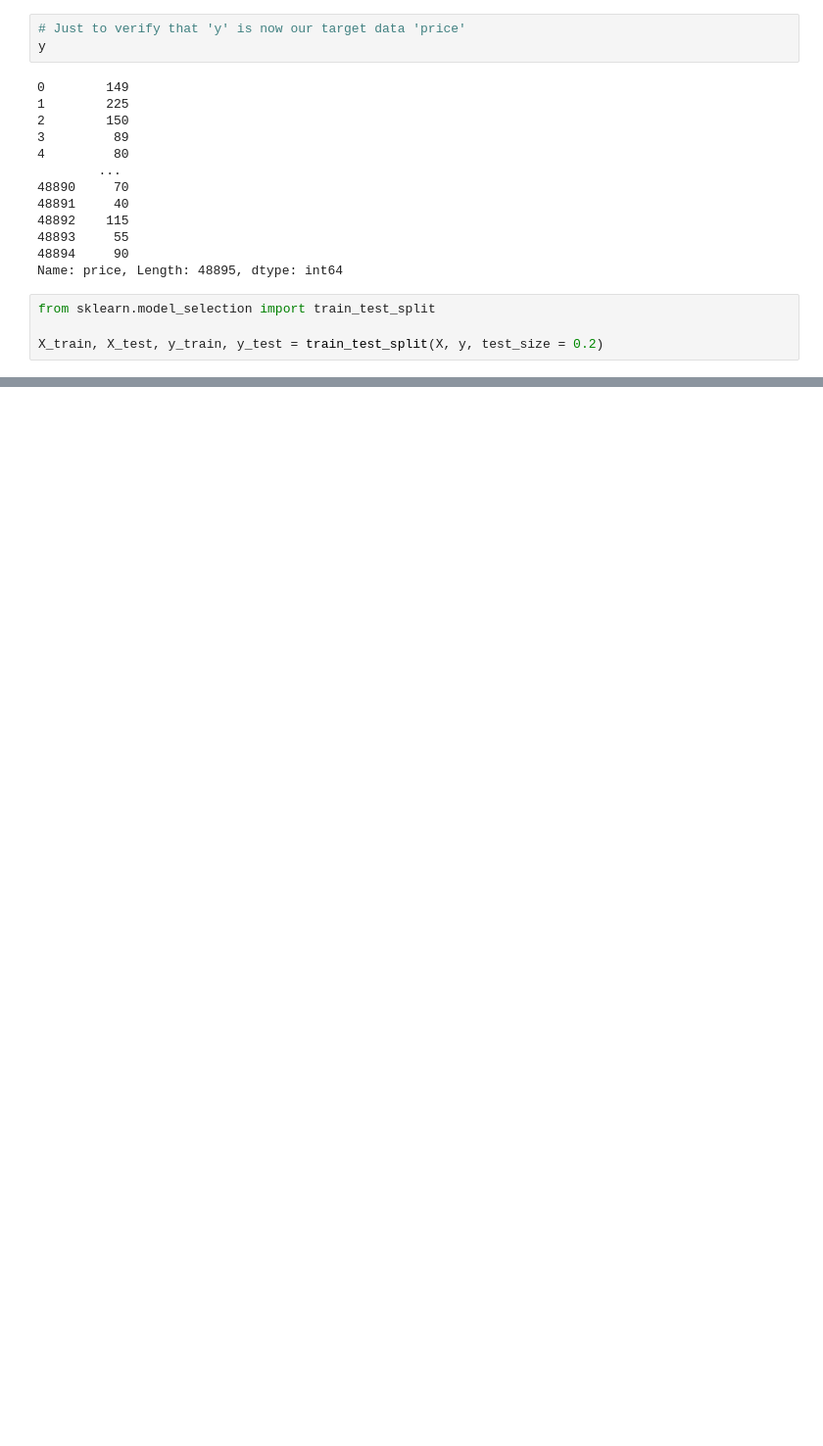
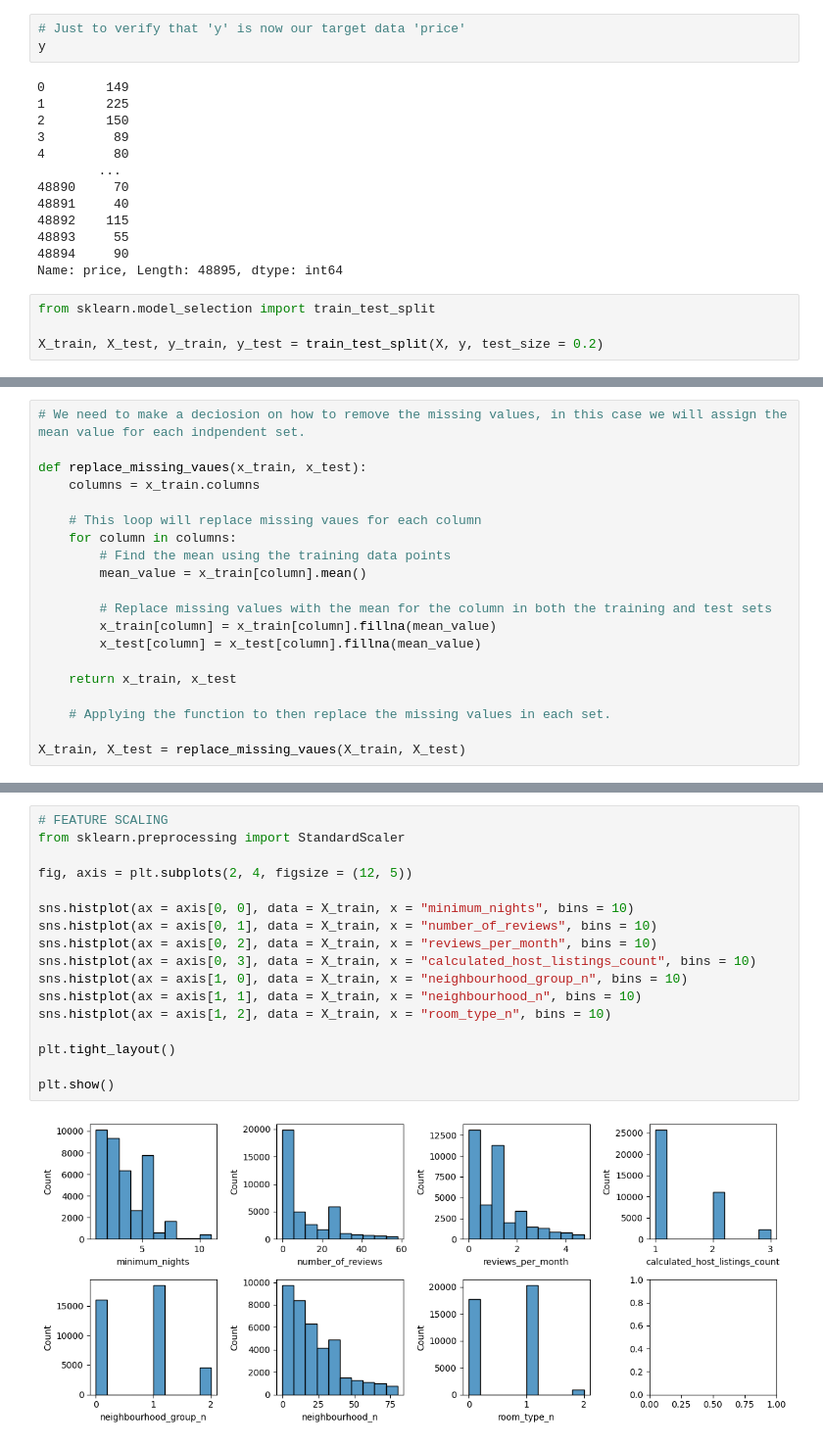
Before and after one commit to 4GeeksAcademy/Kransky85_machine-learning-python-template, a Jupyter notebook: src/explore.ipynb, the cells around one changed output, grey strips where cells are left out. Shown at 98% size. Saved outputs shown, nothing was run; the diff lists cells and outputs as text; blank space fills up the shorter version.

```diff
--- a/src/explore.ipynb
+++ b/src/explore.ipynb
@@ -560,0 +565,20 @@ df = df[df["calculated_host_listings_count"] > 4]
+# %%
+# We need to make a deciosion on how to remove the missing values, in this case we will assign the mean value for each indpendent set.
+
+def replace_missing_vaues(x_train, x_test):
+    columns = x_train.columns
+
+    # This loop will replace missing vaues for each column
+    for column in columns:
+        # Find the mean using the training data points
+        mean_value = x_train[column].mean()
+
+        # Replace missing values with the mean for the column in both the training and test sets
+        x_train[column] = x_train[column].fillna(mean_value)
+        x_test[column] = x_test[column].fillna(mean_value)
+
+    return x_train, x_test
+
+    # Applying the function to then replace the missing values in each set.
+
+X_train, X_test = replace_missing_vaues(X_train, X_test)
@@ -560,0 +608,19 @@ df = df[df["calculated_host_listings_count"] > 4]
+# %%
+# FEATURE SCALING
+from sklearn.preprocessing import StandardScaler
+
+fig, axis = plt.subplots(2, 4, figsize = (12, 5))
+
+sns.histplot(ax = axis[0, 0], data = X_train, x = "minimum_nights", bins = 10)
+sns.histplot(ax = axis[0, 1], data = X_train, x = "number_of_reviews", bins = 10)
+sns.histplot(ax = axis[0, 2], data = X_train, x = "reviews_per_month", bins = 10)
+sns.histplot(ax = axis[0, 3], data = X_train, x = "calculated_host_listings_count", bins = 10)
+sns.histplot(ax = axis[1, 0], data = X_train, x = "neighbourhood_group_n", bins = 10)
+sns.histplot(ax = axis[1, 1], data = X_train, x = "neighbourhood_n", bins = 10)
+sns.histplot(ax = axis[1, 2], data = X_train, x = "room_type_n", bins = 10)
+
+plt.tight_layout()
+
+plt.show()
+# %% [output]
+[figure, added]
```
Also changed, not shown: parts of 28 cells of this notebook.
